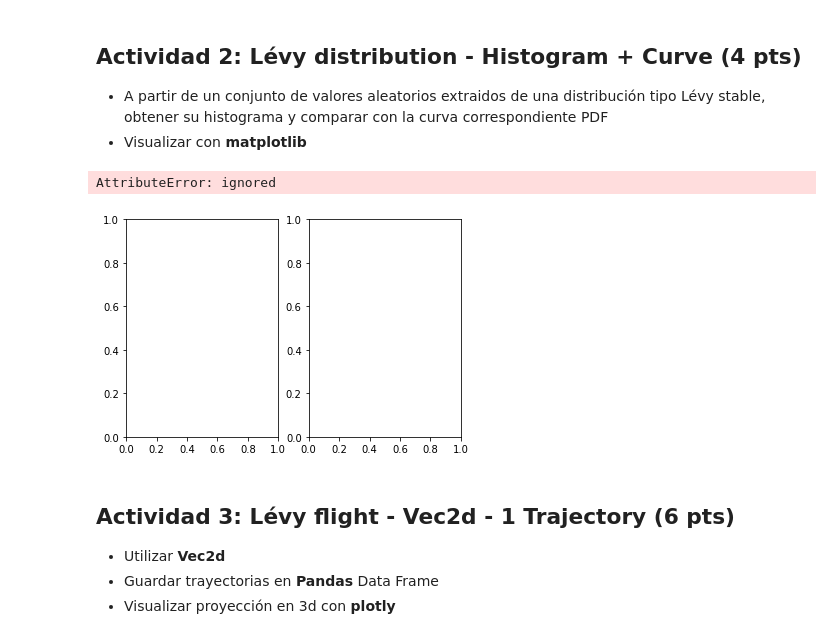
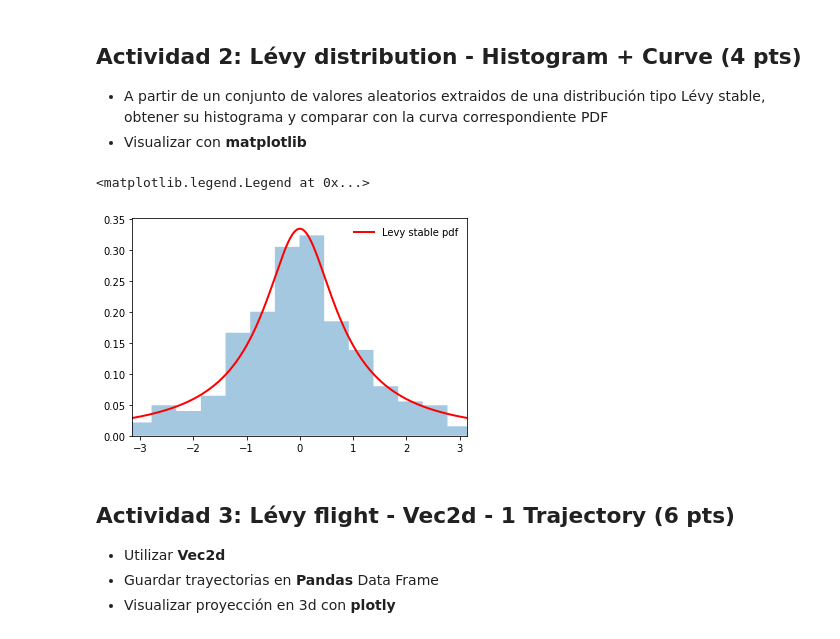
Before and after one commit to adrielpalestino9191/TI1, a Jupyter notebook: TI_1_Practica2.ipynb, the cells around one changed output. Saved outputs shown, nothing was run; the diff lists cells and outputs as text; code cells hidden in the pictures.

```diff
--- a/TI_1_Practica2.ipynb
+++ b/TI_1_Practica2.ipynb
@@ -109,24 +108,27 @@ fig_levy_stable_pdf.show()
 * A partir de un conjunto de valores aleatorios extraidos de una distribución tipo Lévy stable, obtener su histograma y comparar con la curva correspondiente PDF
 * Visualizar con **matplotlib**
 # %%
-resolucion = 500
+resolucion = 700
 levy_exp = 0.9
 beta = 0
 aux_domain = np.linspace(-np.pi,np.pi,resolucion)
-fig_levy_pdf_histogram, ax = plt.subplots(1,2)
 
+#figura con matplotlib
+figg = plt.figure()
+
+ax = figg.add_subplot(111)
+#arreglo de datos
 levy_stable_pdf = np.array([levy_stable.pdf(i, levy_exp, beta) for i in aux_domain])
 
 levy_stable_data = levy_stable.rvs(levy_exp,beta,size=resolucion)
-plt.axes.set_xlim(aux_domain[0],aux_domain[-1])
+ax.set_xlim(aux_domain[0],aux_domain[-1])
 
-plt.axes.plot(aux_domain,levy_stable_pdf,'r-',lw=2,label='Levy stable pdf')
-plt.axes.hist(levy_stable_data,density=True,bins='auto',histtype='stepfilled',alpha=0.4)
-plt.axes.legend(loc='best',frameon=False)
-plt.show()
+ax.plot(aux_domain,levy_stable_pdf,'r-',lw=2,label='Levy stable pdf')
+ax.hist(levy_stable_data,density=True,bins='auto',histtype='stepfilled',alpha=0.4)
+ax.legend(loc='best',frameon=False)
 # %% [output]
-AttributeError: ignored
+<matplotlib.legend.Legend at 0x...>
-[figure, old version]
+[figure, new version]
 # %% [markdown]
 ## Actividad 3: Lévy ﬂight - Vec2d - 1 Trajectory (6 pts)
 
```
Also changed, not shown: parts of 1 cell of this notebook.
